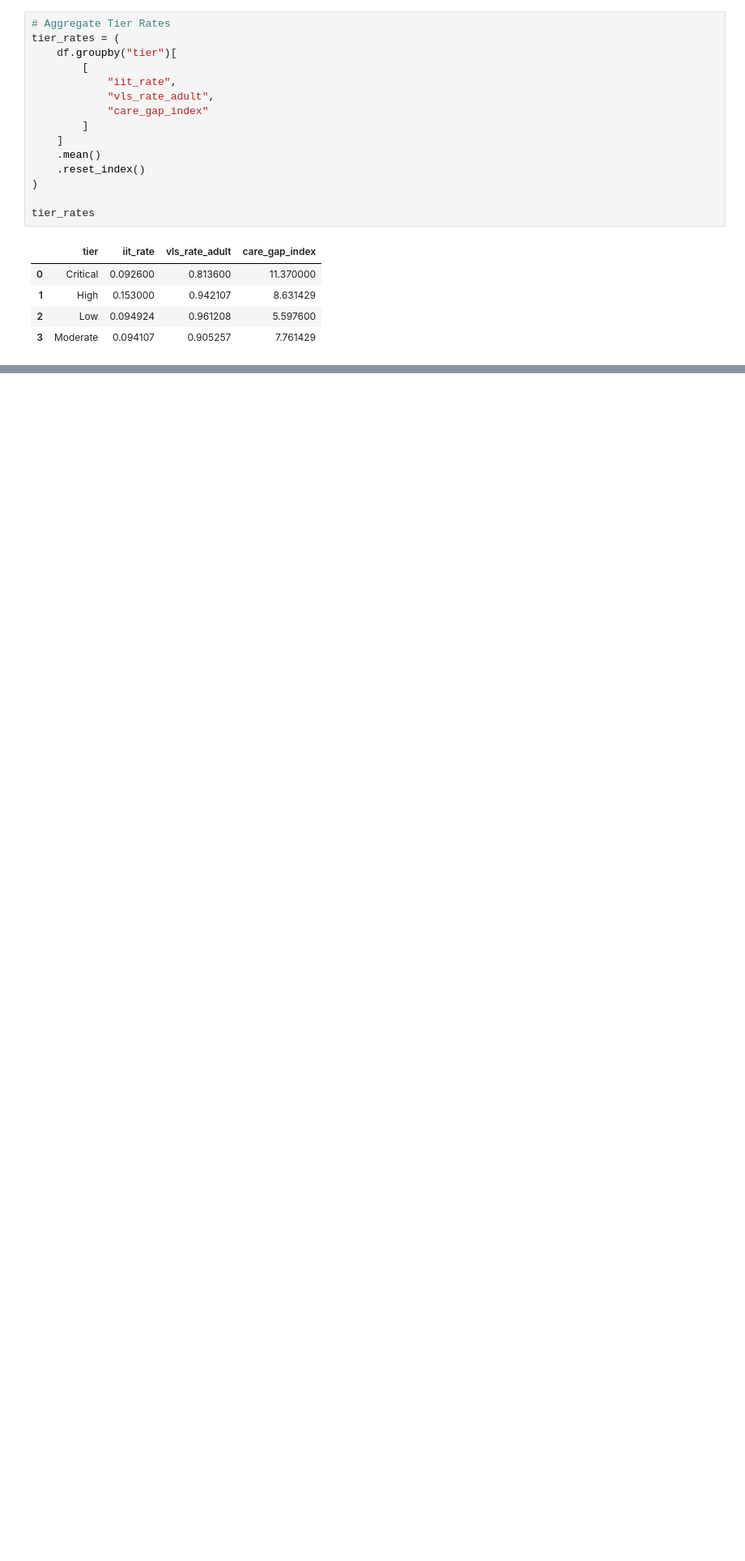
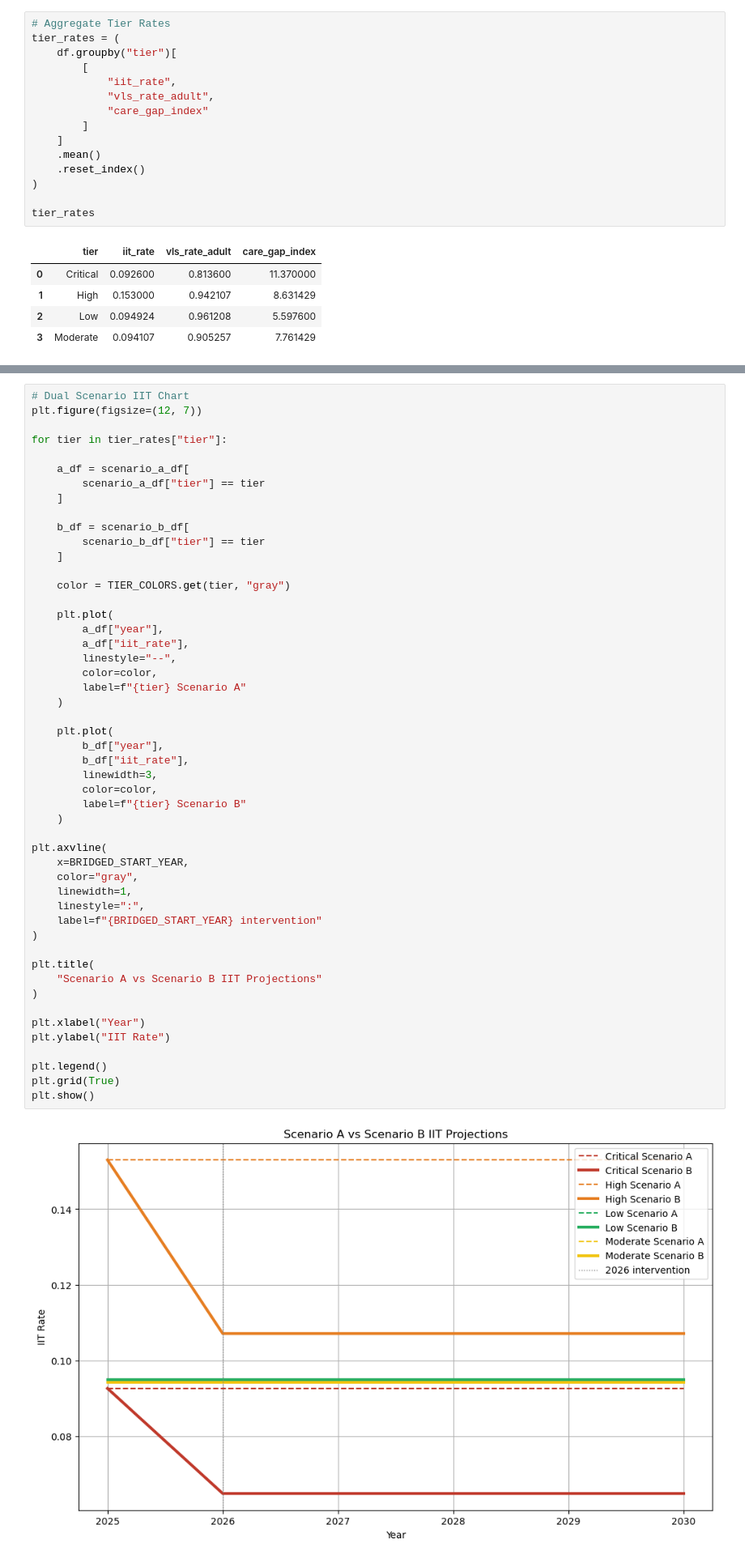
Before and after one commit to Daniellamuli/Phase-5-HIV-Care-Gap-AI, a Jupyter notebook: notebooks/07_model_3_projection.ipynb, the cells around one changed output, grey strips where cells are left out. Shown at 81% size. Drawn from its saved outputs; the diff is of its cells as text; blank space fills up the shorter version.

Commit message:
feat: align model 3 projections with scientific intervention logic and dual-scenario forecasting

```diff
--- a/notebooks/07_model_3_projection.ipynb
+++ b/notebooks/07_model_3_projection.ipynb
@@ -580,0 +568,52 @@ print(national_projection.shape)
+# %%
+# Dual Scenario IIT Chart
+plt.figure(figsize=(12, 7))
+
+for tier in tier_rates["tier"]:
+
+    a_df = scenario_a_df[
+        scenario_a_df["tier"] == tier
+    ]
+
+    b_df = scenario_b_df[
+        scenario_b_df["tier"] == tier
+    ]
+
+    color = TIER_COLORS.get(tier, "gray")
+
+    plt.plot(
+        a_df["year"],
+        a_df["iit_rate"],
+        linestyle="--",
+        color=color,
+        label=f"{tier} Scenario A"
+    )
+
+    plt.plot(
+        b_df["year"],
+        b_df["iit_rate"],
+        linewidth=3,
+        color=color,
+        label=f"{tier} Scenario B"
+    )
+
+plt.axvline(
+    x=BRIDGED_START_YEAR,
+    color="gray",
+    linewidth=1,
+    linestyle=":",
+    label=f"{BRIDGED_START_YEAR} intervention"
+)
+
+plt.title(
+    "Scenario A vs Scenario B IIT Projections"
+)
+
+plt.xlabel("Year")
+plt.ylabel("IIT Rate")
+
+plt.legend()
+plt.grid(True)
+plt.show()
+# %% [output]
+[figure, added]
```
Also changed, not shown: parts of 18 cells of this notebook, 5 other files.
